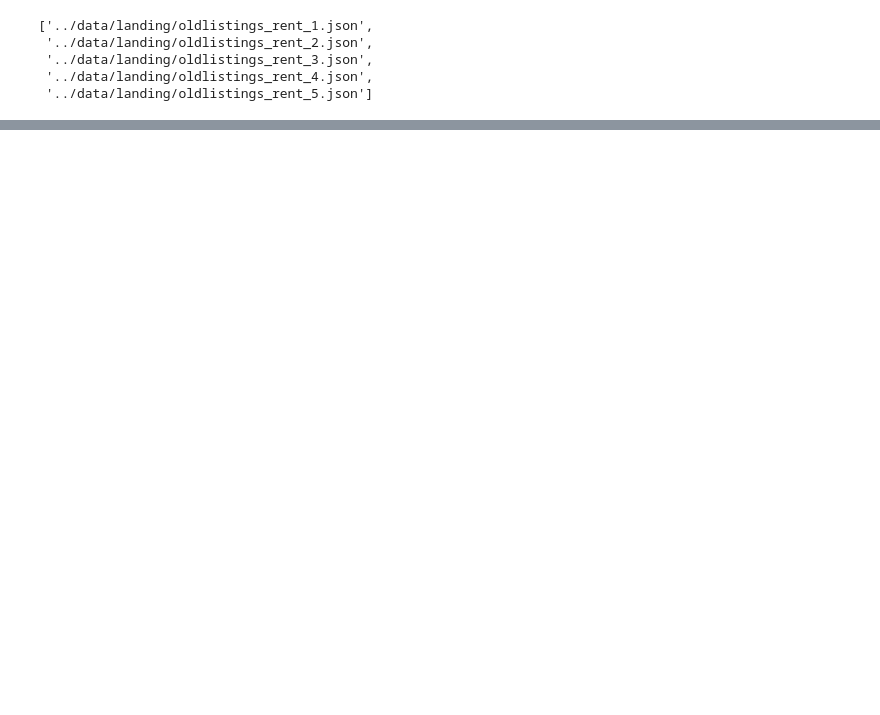
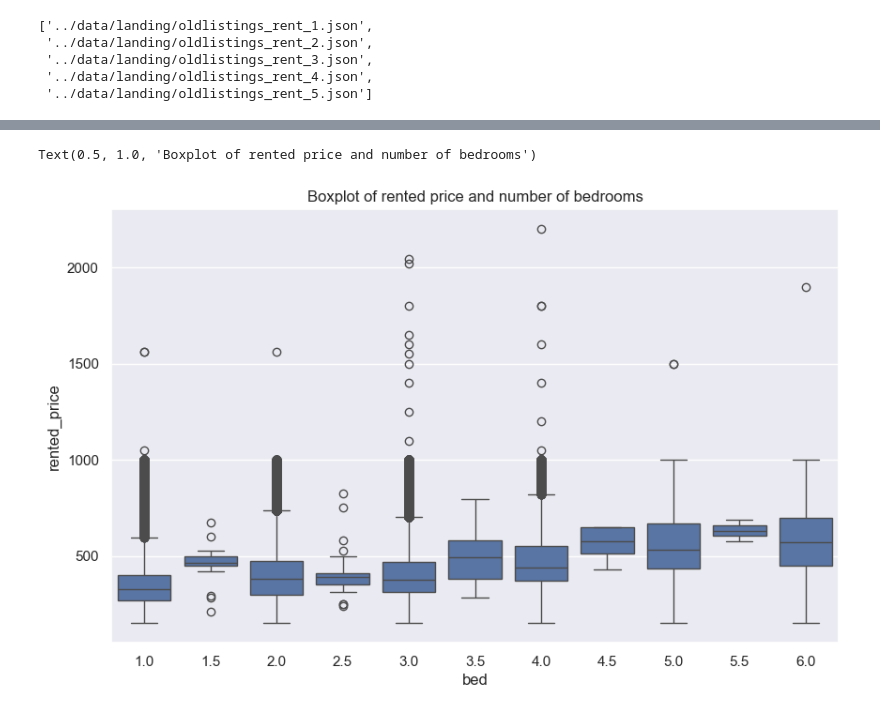
Before and after one commit to MAST30034-AppliedDataScience/project-2-group-real-estate-industry-project-2, a Jupyter notebook: notebooks/testing_preprocessing.ipynb, the cells around one changed output, grey strips where cells are left out. Saved outputs shown, nothing was run; the diff lists cells and outputs as text; code cells hidden in the pictures; blank space fills up the shorter version.

```diff
--- a/notebooks/testing_preprocessing.ipynb
+++ b/notebooks/testing_preprocessing.ipynb
@@ -126,0 +240,3 @@ For example, when doing 'df[col].method(value, inplace=True)', try using 'df.met
+# %%
+# drop the column land
+rental_df.drop(columns=["land"],inplace=True)
@@ -126,0 +250,10 @@ For example, when doing 'df[col].method(value, inplace=True)', try using 'df.met
+# %%
+# remove negative numbers for bedrooms
+rental_df = rental_df[rental_df["bed"]>0]
+# %%
+# print the range of rented price
+print(rental_df["rented_price"].min())
+print(rental_df["rented_price"].max())
+
+# remove columns that has rented_price less than 150
+rental_df = rental_df[rental_df["rented_price"]>150]
@@ -126,0 +263,3 @@ For example, when doing 'df[col].method(value, inplace=True)', try using 'df.met
+# %%
+# remove rows with bed more than 6
+rental_df = rental_df[rental_df["bed"]<=6]
@@ -126,0 +279,11 @@ For example, when doing 'df[col].method(value, inplace=True)', try using 'df.met
+# %%
+# plot a diagram comparing the rented price and the number of bedrooms
+import matplotlib.pyplot as plt
+import seaborn as sns
+sns.set_theme()
+plt.figure(figsize=(10,6))
+sns.boxplot(x="bed",y="rented_price",data=rental_df)
+plt.title("Boxplot of rented price and number of bedrooms")
+# %% [output]
+Text(0.5, 1.0, 'Boxplot of rented price and number of bedrooms')
+[figure, added]
```
Also changed, not shown: parts of 34 cells of this notebook, 2 other files.
